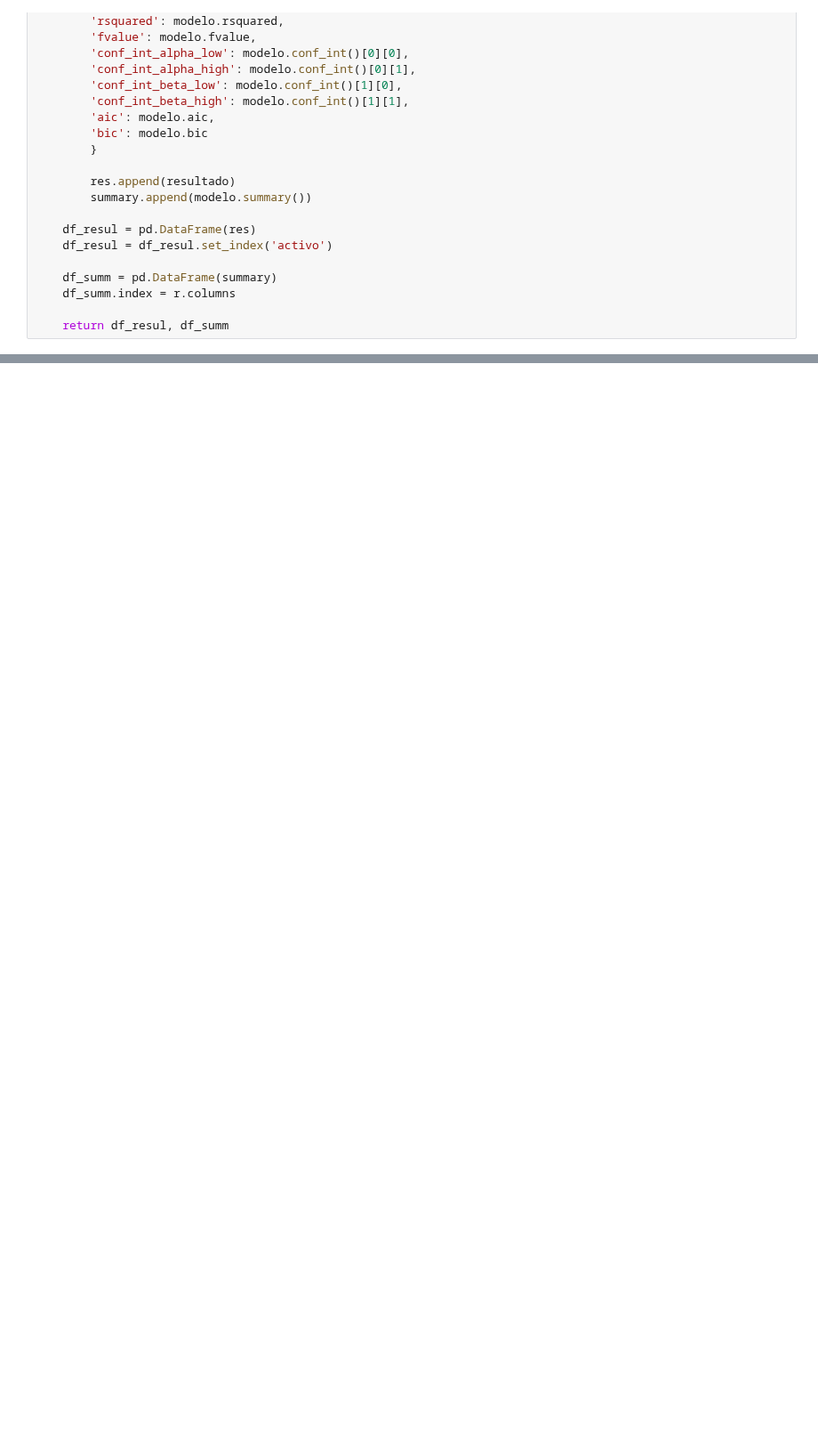
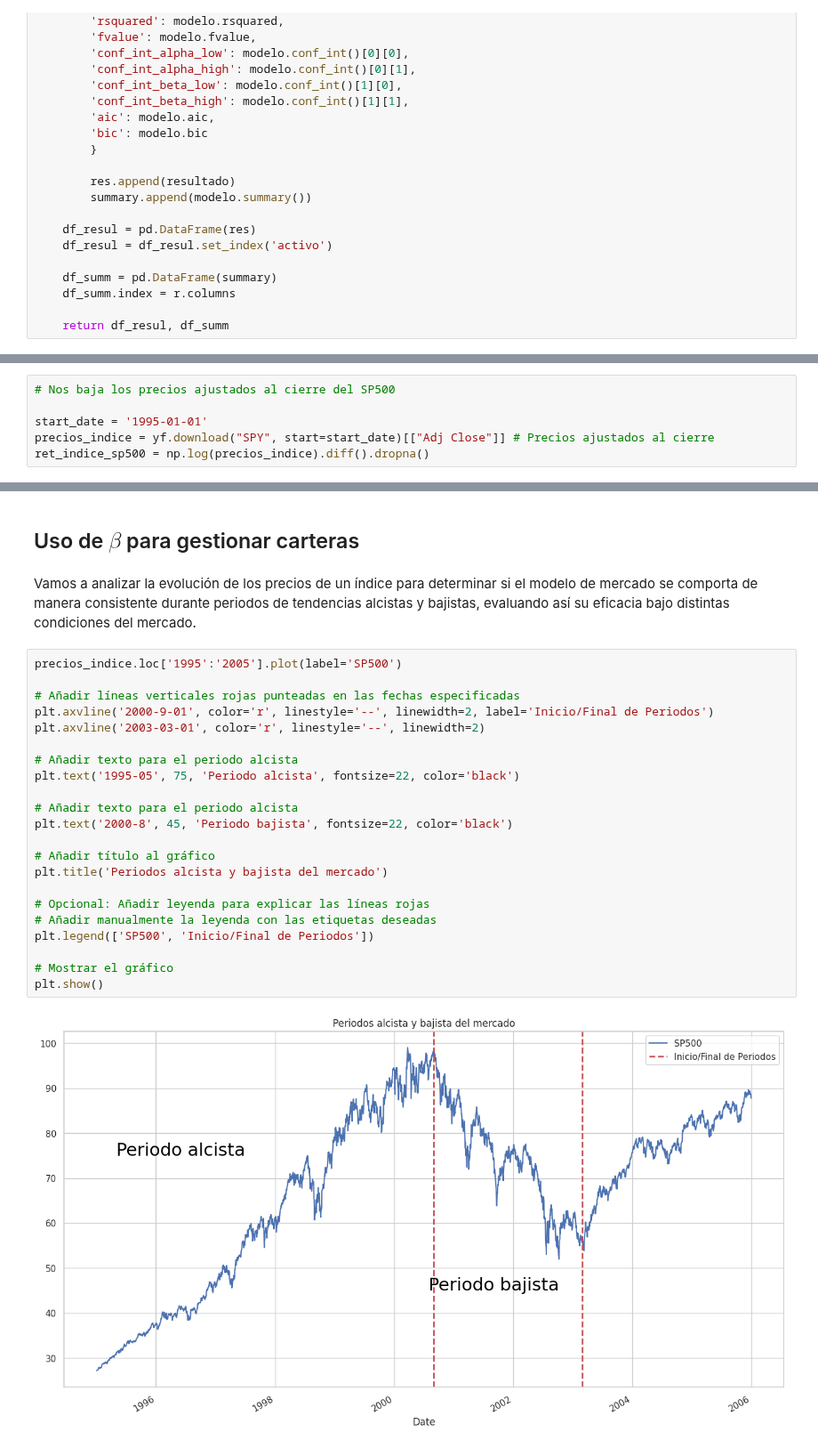
Before and after one commit to alfonso-santos/microcredencial-carteras-python-2023, a Jupyter notebook: Tema_4_CAPM/src/pruebas_mercado.ipynb, the cells around one changed output, grey strips where cells are left out. Shown at 89% size. Cells and saved outputs as stored; diff of their text form; blank space fills up the shorter version.

```diff
--- a/Tema_4_CAPM/src/pruebas_mercado.ipynb
+++ b/Tema_4_CAPM/src/pruebas_mercado.ipynb
@@ -522,0 +62,6 @@ precios_indice.loc['2003':'2005'].plot(figsize=(14,6))
+# %%
+# Nos baja los precios ajustados al cierre del SP500
+
+start_date = '1995-01-01'
+precios_indice = yf.download("SPY", start=start_date)[["Adj Close"]] # Precios ajustados al cierre
+ret_indice_sp500 = np.log(precios_indice).diff().dropna()
@@ -522,0 +106,29 @@ precios_indice.loc['2003':'2005'].plot(figsize=(14,6))
+# %% [markdown]
+## Uso de $\beta$ para gestionar carteras
+# %% [markdown]
+
+Vamos a analizar la evolución de los precios de un índice para determinar si el modelo de mercado se comporta de manera consistente durante periodos de tendencias alcistas y bajistas, evaluando así su eficacia bajo distintas condiciones del mercado.
+# %%
+precios_indice.loc['1995':'2005'].plot(label='SP500')
+
+# Añadir líneas verticales rojas punteadas en las fechas especificadas
+plt.axvline('2000-9-01', color='r', linestyle='--', linewidth=2, label='Inicio/Final de Periodos')
+plt.axvline('2003-03-01', color='r', linestyle='--', linewidth=2)
+
+# Añadir texto para el periodo alcista
+plt.text('1995-05', 75, 'Periodo alcista', fontsize=22, color='black')
+
+# Añadir texto para el periodo alcista
+plt.text('2000-8', 45, 'Periodo bajista', fontsize=22, color='black')
+
+# Añadir título al gráfico
+plt.title('Periodos alcista y bajista del mercado')
+
+# Opcional: Añadir leyenda para explicar las líneas rojas
+# Añadir manualmente la leyenda con las etiquetas deseadas
+plt.legend(['SP500', 'Inicio/Final de Periodos'])
+
+# Mostrar el gráfico
+plt.show()
+# %% [output]
+[figure, added]
```
Also changed, not shown: parts of 77 cells of this notebook, 4 other files.
